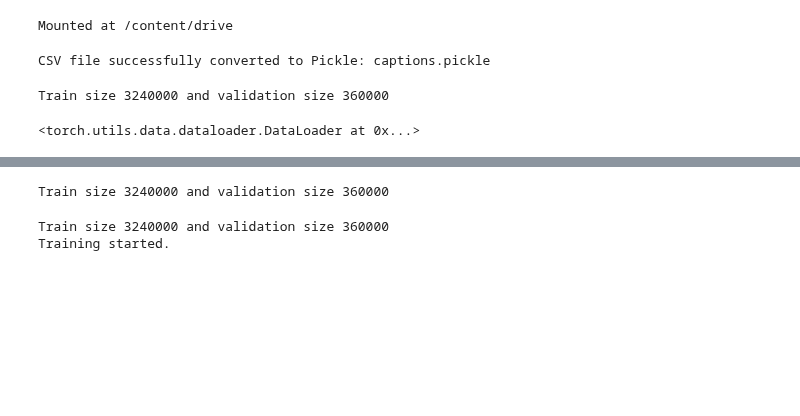
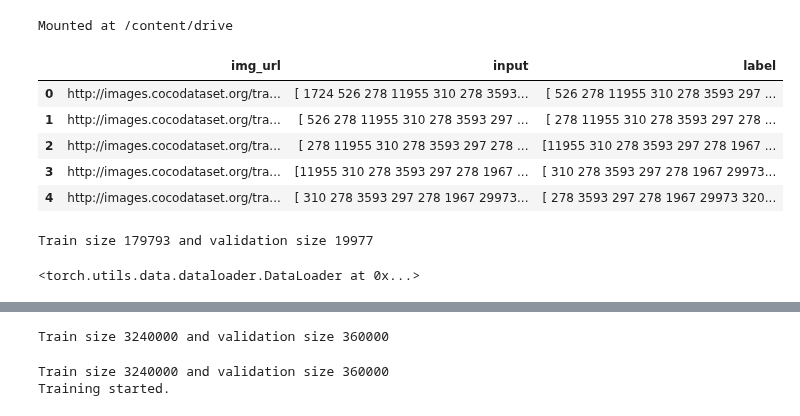
Before and after one commit to DhrubaAdhikary/ERA_V2, a Jupyter notebook: ERA2-Session-30-Finetune-VLM-main/Transform_images_project_instruct150k_qa_embedd_train.ipynb, the cells around one changed output, grey strips where cells are left out. Saved outputs shown, nothing was run; the diff lists cells and outputs as text; code cells hidden in the pictures; blank space fills up the shorter version.

```diff
--- a/ERA2-Session-30-Finetune-VLM-main/Transform_images_project_instruct150k_qa_embedd_train.ipynb
+++ b/ERA2-Session-30-Finetune-VLM-main/Transform_images_project_instruct150k_qa_embedd_train.ipynb
@@ -598,19 +600,26 @@ def collate_fn(batch):
     return (image_embeddings_stacked, captions_padded)
 # %%
 
-import pandas as pd
+# import pandas as pd
 
-# Step 1: Load the CSV file into a DataFrame
-csv_file = '/content/drive/MyDrive/Colab Notebooks/train_token.csv'  # Replace with your CSV file path
-df = pd.read_csv(csv_file)
+# # Step 1: Load the CSV file into a DataFrame
+# csv_file = '/content/drive/MyDrive/Colab Notebooks/train_token.csv'  # Replace with your CSV file path
+# df = pd.read_csv(csv_file)
 
-# Step 2: Save the DataFrame to a Pickle file
-pickle_file = 'captions.pickle'  # Replace with your desired output path
-df.to_pickle(pickle_file)
+# # Step 2: Save the DataFrame to a Pickle file
+# pickle_file = 'captions1.pickle'  # Replace with your desired output path
+# df.to_pickle(pickle_file)
 
-print(f"CSV file successfully converted to Pickle: {pickle_file}")
+# print(f"CSV file successfully converted to Pickle: {pickle_file}")
-# %% [output]
-CSV file successfully converted to Pickle: captions.pickle
+# %%
+df.head()
+# %% [output]
+|  | img_url | input | label |
+| 0 | http://images.cocodataset.org/tra... | [ 1724 526 278 11955 310 278 3593... | [ 526 278 11955 310 278 3593 297 ... |
+| 1 | http://images.cocodataset.org/tra... | [ 526 278 11955 310 278 3593 297 ... | [ 278 11955 310 278 3593 297 278 ... |
+| 2 | http://images.cocodataset.org/tra... | [ 278 11955 310 278 3593 297 278 ... | [11955 310 278 3593 297 278 1967 ... |
+| 3 | http://images.cocodataset.org/tra... | [11955 310 278 3593 297 278 1967 ... | [ 310 278 3593 297 278 1967 29973... |
+| 4 | http://images.cocodataset.org/tra... | [ 310 278 3593 297 278 1967 29973... | [ 278 3593 297 278 1967 29973 320... |
 # %%
 # with open("captions.pickle", "rb") as fp:   # Unpickling
 #         coco_unpickle = pickle.load(fp)
@@ -670,10 +679,10 @@ log_step         = 100
 # Limits the maximum number of tokens (words, subwords) in the processed inputs, likely to filter out long captions or questions.
 max_token_filter = 35
 train_dataloader = DataLoader(llavadataset(coco_unpickle, phi_model_name,clip_model_name,'train',tokenizer),
-                      collate_fn=collate_fn, batch_size=train_batch_size, num_workers = 10, shuffle=True, pin_memory=True)
+                      collate_fn=collate_fn, batch_size=train_batch_size, num_workers = 0, shuffle=True, pin_memory=True)
 train_dataloader
 # %% [output]
-Train size 3240000 and validation size 360000
+Train size 179793 and validation size 19977
 <torch.utils.data.dataloader.DataLoader at 0x...>
 # %%
 # Attempt to access the first batch to inspect the data
```
Also changed, not shown: parts of 2 cells of this notebook.
